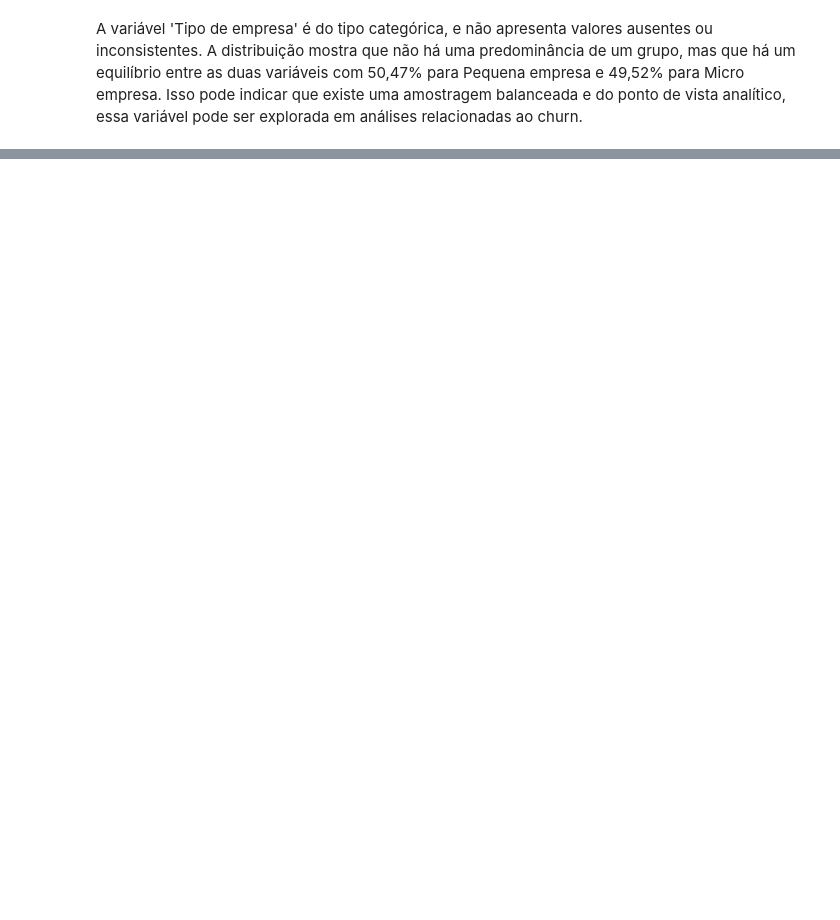
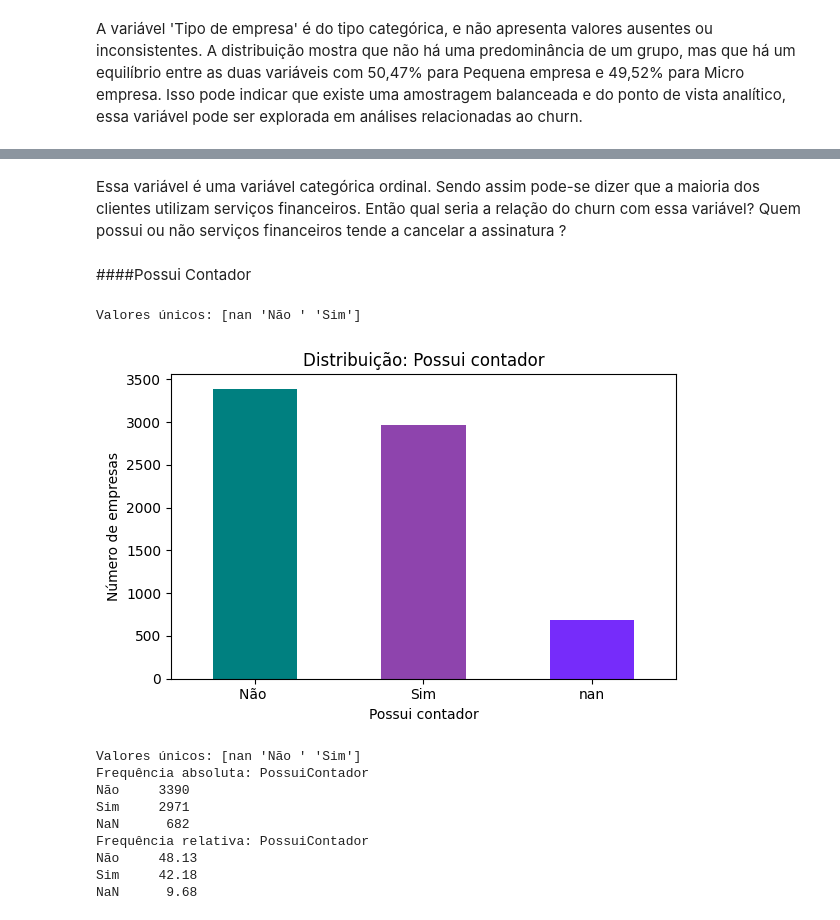
Before and after one commit to carolcalandrine/Analise-churn, a Jupyter notebook: projeto_churn.ipynb, the cells around one changed output, grey strips where cells are left out. Drawn from its saved outputs; the diff is of its cells as text; code cells hidden in the pictures; blank space fills up the shorter version.

```diff
--- a/projeto_churn.ipynb
+++ b/projeto_churn.ipynb
@@ -224,0 +332,44 @@ plt.show()
+# %% [markdown]
+Essa variável é uma variável categórica ordinal. Sendo assim pode-se dizer que a maioria dos clientes utilizam serviços financeiros. Então qual seria a relação do churn com essa variável? Quem possui ou não serviços financeiros tende a cancelar a assinatura ?
+# %% [markdown]
+####Possui Contador
+# %%
+#Análise da coluna 'PossuiContador'
+col = 'PossuiContador'
+
+#Valores unicos
+valores_unicos = df[col].unique()
+print(f'Valores únicos: {valores_unicos}')
+
+#Nulos
+nulos = df[col].isnull().sum()
+
+# Frequência absoluta e relativa
+freq_abs = df[col].value_counts(dropna=False) # dropna=False para considerar os valores vazios
+freq_rel = round(df[col].value_counts(normalize=True, dropna=False) * 100,2)
+
+# Gráfico de barra
+plt.figure(figsize=(6,4))
+freq_abs.plot(kind='bar', color=['#008080','#8e44ad', '#762CFA'])
+plt.title('Distribuição: Possui contador')
+plt.xlabel('Possui contador')
+plt.ylabel('Número de empresas')
+plt.xticks(rotation=0)
+plt.tight_layout()
+plt.show()
+
+print(f'Valores únicos: {valores_unicos}')
+print(f'Frequência absoluta: {freq_abs.to_string()}')
+print(f'Frequência relativa: {freq_rel.to_string()}')
+# %% [output]
+Valores únicos: [nan 'Não ' 'Sim']
+[figure, added]
+Valores únicos: [nan 'Não ' 'Sim']
+Frequência absoluta: PossuiContador
+Não     3390
+Sim     2971
+NaN      682
+Frequência relativa: PossuiContador
+Não     48.13
+Sim     42.18
+NaN      9.68
```
Also changed, not shown: parts of 42 cells of this notebook.
